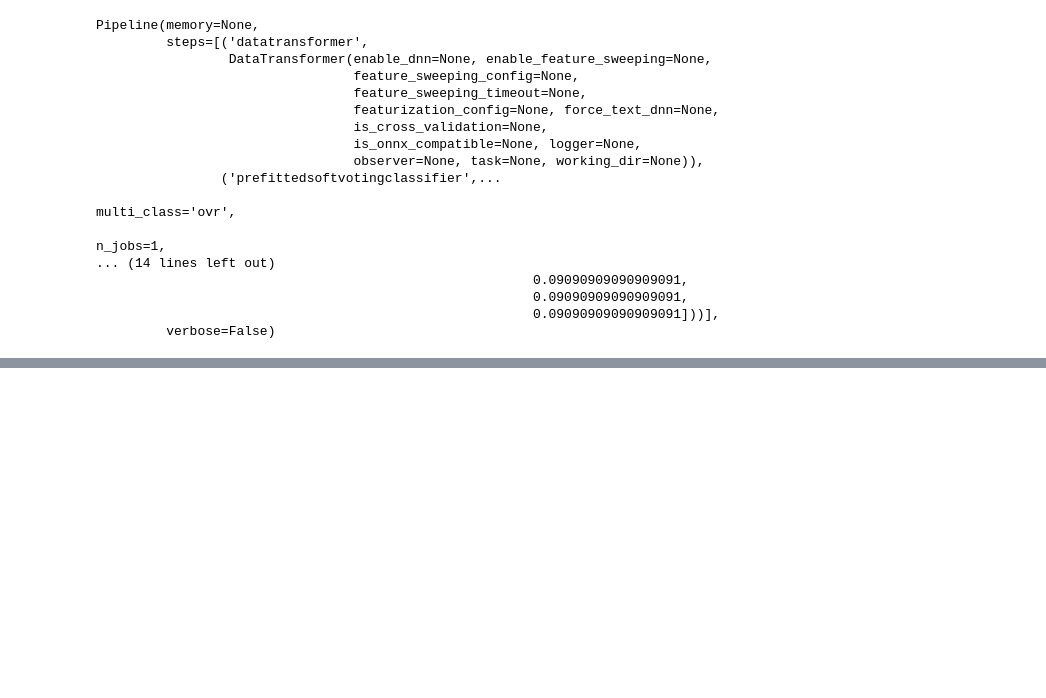
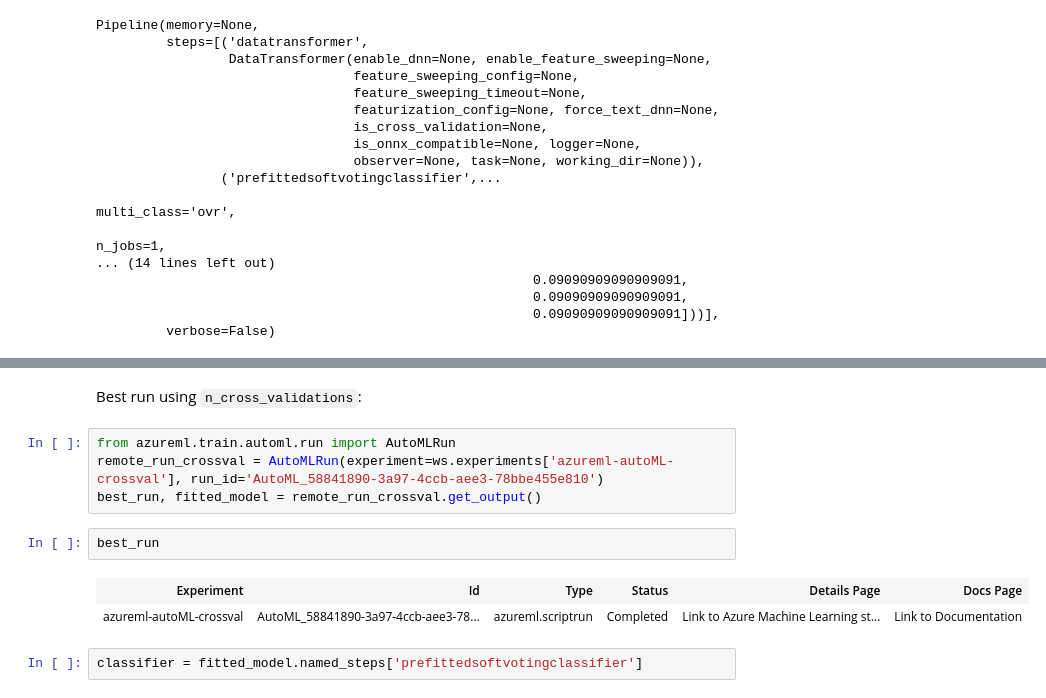
Before and after one commit to ntdoan/ml-engineer-azure, a Jupyter notebook: project_1/udacity-project.ipynb, the cells around one changed output, grey strips where cells are left out. Cells and saved outputs as stored; diff of their text form; blank space fills up the shorter version.

```diff
--- a/project_1/udacity-project.ipynb
+++ b/project_1/udacity-project.ipynb
@@ -246,0 +293,13 @@ Pipeline(memory=None,
+# %% [markdown]
+Best run using `n_cross_validations`:
+# %%
+from azureml.train.automl.run import AutoMLRun
+remote_run_crossval = AutoMLRun(experiment=ws.experiments['azureml-autoML-crossval'], run_id='AutoML_58841890-3a97-4ccb-aee3-78bbe455e810')
+best_run, fitted_model = remote_run_crossval.get_output()
+# %%
+best_run
+# %% [output]
+| Experiment | Id | Type | Status | Details Page | Docs Page |
+| azureml-autoML-crossval | AutoML_58841890-3a97-4ccb-aee3-78... | azureml.scriptrun | Completed | Link to Azure Machine Learning st... | Link to Documentation |
+# %%
+classifier = fitted_model.named_steps['prefittedsoftvotingclassifier']
```
Also changed, not shown: parts of 15 cells of this notebook, 1 other file.
